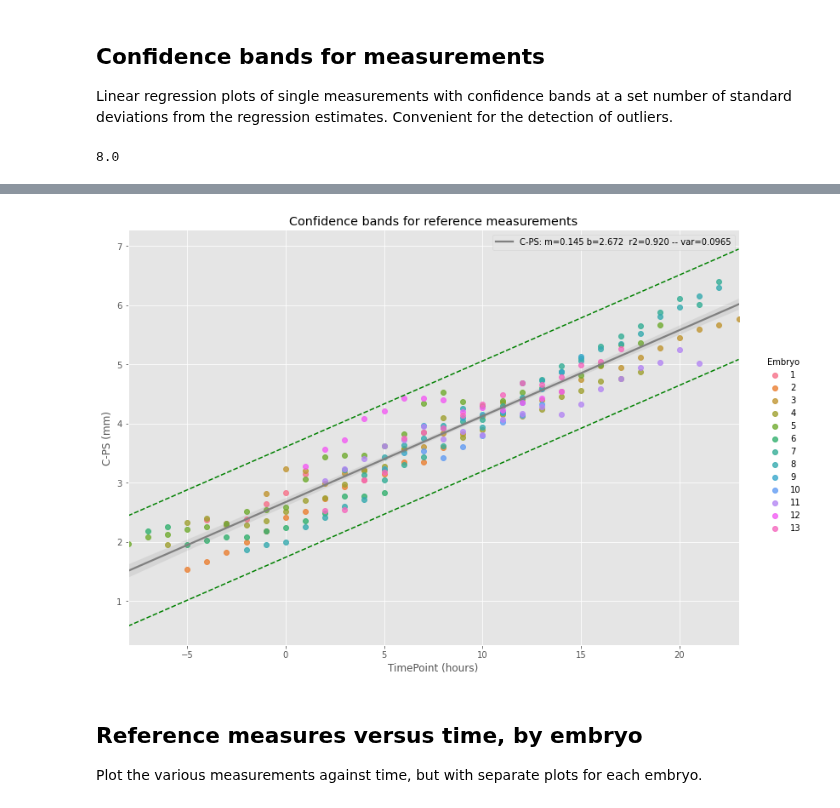
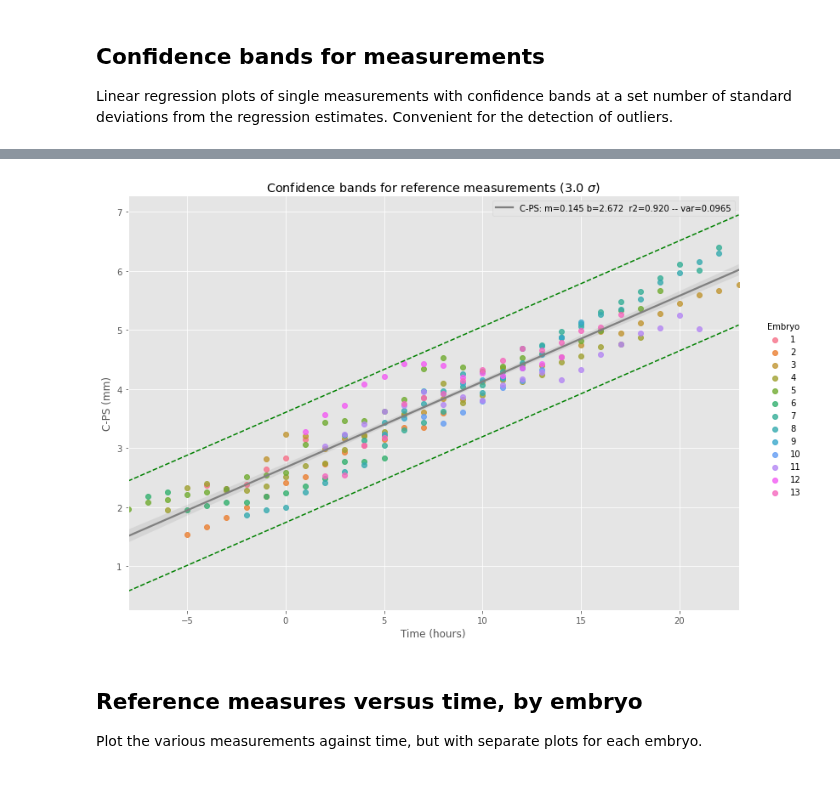
Before and after one commit to pjmartel/ChEEQ_tool, a Jupyter notebook: embryo_tool.ipynb, the cells around one changed output, grey strips where cells are left out. Saved outputs shown, nothing was run; the diff lists cells and outputs as text; code cells hidden in the pictures.

```diff
--- a/embryo_tool.ipynb
+++ b/embryo_tool.ipynb
@@ -96,7 +94,7 @@ def read_data(gc_auth, spreadsheet, worksheet="", list=False):
 def clean_data(df):
 
   # Data Labels
-  labels_num = ['TimePoint', 'C-pPL', 'C-PS', 'C-N', 'N-pPL', 'PS', 'PSM',
+  labels_num = ['Time', 'C-pPL', 'C-PS', 'C-N', 'N-pPL', 'PS', 'PSM',
              'C-Seg', 'Seg', 'C-HF', 'HHStage']
   labels_txt = ['Embryo', 'CultureType']
   type_dict = dict.fromkeys(labels_num,'float32')
@@ -350,7 +266,7 @@ all_measures = ['C-pPL', 'C-PS', 'C-N', 'N-pPL', 'PS', 'PSM',
                'C-Seg', 'Seg', 'C-HF']
 export_button(fig,"linear_confidence.pdf")
 
-x_measure = 'TimePoint' #@param ['C-N','C-HF', 'TimePoint']
+x_measure = 'Time' #@param ['C-N','C-HF', 'Time']
 y_measure = 'C-pPL' #@param ['all', 'C-pPL', 'C-PS', 'C-N', 'N-pPL', 'PS', 'PSM', 'C-Seg', 'Seg', 'C-HF']
 measures = all_measures if y_measure == 'all' else [y_measure]
 color_by_embryo = "Yes" #@param ['No', 'Yes']
@@ -395,7 +311,7 @@ if y_measure == 'all':
 else:
   y_label = y_measure + " (mm)"
 _ = ax.set_ylabel(y_label)
-if x_measure == "TimePoint":
+if x_measure == 'Time':
   _ = ax.set_xlabel(ax.get_xlabel()+" (hours)")
 else:
   _ = ax.set_xlabel(ax.get_xlabel()+" (mm)")
@@ -419,7 +335,7 @@ all_measures = ['C-pPL', 'C-PS', 'C-N', 'N-pPL', 'PS', 'PSM',
 data = data_ref
 
 # Menus
-x_measure = 'TimePoint' #@param ['C-N', 'C-HF', 'TimePoint']
+x_measure = 'Time' #@param ['C-N', 'C-HF', 'Time']
 y_measure = 'C-HF' #@param ['all', 'C-pPL', 'C-PS', 'C-N', 'N-pPL', 'PS','PSM','C-Seg', 'Seg', 'C-HF']
 measures = all_measures if y_measure == 'all' else [y_measure]
 
@@ -454,8 +370,8 @@ if y_measure == 'All':
   _ = ax.set_ylabel("All Measurements (mm)")
 else:
   _ = ax.set_ylabel(y_measure+" (mm)")
-if x_measure == 'TimePoint':
-  ax.set_xlabel("TimePoint (hours)")
+if x_measure == 'Time':
+  ax.set_xlabel("Time (hours)")
 else:
   _ = ax.set_xlabel(x_measure+" (mm)")
 
@@ -477,47 +393,44 @@ Linear regression plots of single measurements with confidence bands at a set nu
 #@title  {run: "auto"}
 # Reference experiment, colored by embryo
 
-x_measure = 'TimePoint' #@param ['C-N','C-HF', 'TimePoint']
+x_measure = 'Time' #@param ['C-N','C-HF', 'Time']
 y_measure = 'C-PS' #@param ['C-pPL', 'C-PS', 'C-N', 'N-pPL', 'PS', 'PSM', 'C-Seg', 'Seg', 'C-HF']
 sigma = '3' #@param ['1', '2', '3', '4']
 color_by_embryo = "yes" #@param ['no','yes']
 color_by_embryo = color_by_embryo == "yes"
 sigma = float(sigma) # confidence level
 
 legend = color_by_embryo
 scatter = not legend
 
 if color_by_embryo:
   g = sb.lmplot(x=x_measure,y=y_measure,aspect=1.5, data=data_ref,
               hue='Embryo', legend=legend, fit_reg=False)
   fig = plt.gcf()
   ax = g.ax
   fig.set_size_inches(12,8)
 else:
   fig, ax = plt.subplots(figsize=(12,8))
 
 
-display(fig.get_figheight())
-#fig.set_figheight(7)
 export_button(fig, "confidence_bands.pdf")
 #g.ax.set_title(f"Reference experiment: {sigma} $\sigma$ confidence band")
 fig.set_facecolor("white")
 label, _, _, _, _ = regplot_with_bands(ax=ax, x_var=x_measure,
                                        y_var=y_measure, limits=True,
                                        data=data_ref, sigma=sigma,
                                        scatter=scatter,color="gray",scatter_kws={'s':5})
-ax.legend(['_', '_',label])
+_ = ax.legend(['_', '_',label])
 _ = ax.set_ylabel(ax.get_ylabel()+" (mm)")
-if x_measure == "TimePoint":
+if x_measure == 'Time':
   _ = ax.set_xlabel(ax.get_xlabel()+" (hours)")
 else:
   _ = ax.set_xlabel(ax.get_xlabel()+" (mm)")
 
-_ = ax.set_title("Confidence bands for reference measurements")
+_ = ax.set_title(f"Confidence bands for reference measurements ({sigma} $\sigma$)")
 # %% [output]
-8.0
 [interactive output not drawn]
-[figure, old version]
+[figure, new version]
 # %% [markdown]
 ## Reference measures versus time, by embryo
 Plot the various measurements against time, but with separate plots for each embryo.
```
Also changed, not shown: parts of 19 cells of this notebook.
